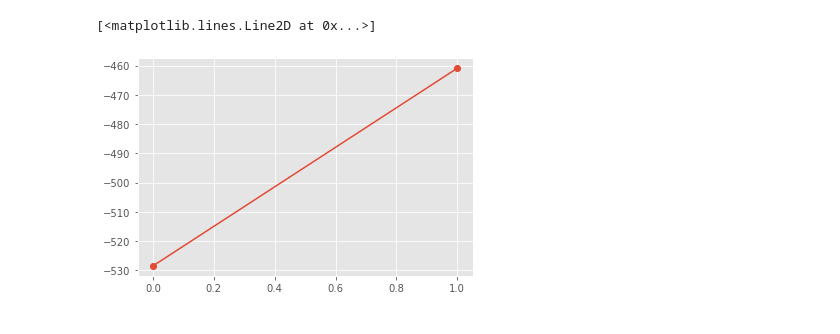
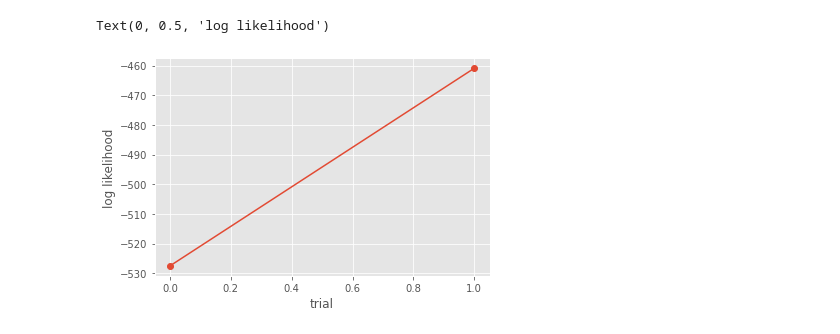
Before and after one commit to apolanco115/tutorial-code, a Jupyter notebook: kern_lin.ipynb, the cells around one changed output. Drawn from its saved outputs; the diff is of its cells as text; code cells hidden in the pictures.

```diff
--- a/kern_lin.ipynb
+++ b/kern_lin.ipynb
@@ -179,10 +181,12 @@ gt.graph_draw(test_sbm.graph, vertex_fill_color=test_sbm.graph.vp.group, vertex_
 # %%
 test_dcsbm = Communities(test_graph, 2, 'dcsbm')
 dcsbm_probs = test_dcsbm.get_communities()
 plt.plot(dcsbm_probs, marker='o')
+plt.xlabel('trial')
+plt.ylabel('log likelihood')
 # %% [output]
-[<matplotlib.lines.Line2D at 0x...>]
+Text(0, 0.5, 'log likelihood')
-[figure, old version]
+[figure, new version]
 # %%
 gt.graph_draw(test_sbm.graph, vertex_fill_color=test_sbm.graph.vp.group, vertex_text=test_sbm.graph.vertex_index)
 # %% [output]
```
Also changed, not shown: parts of 10 cells of this notebook.
